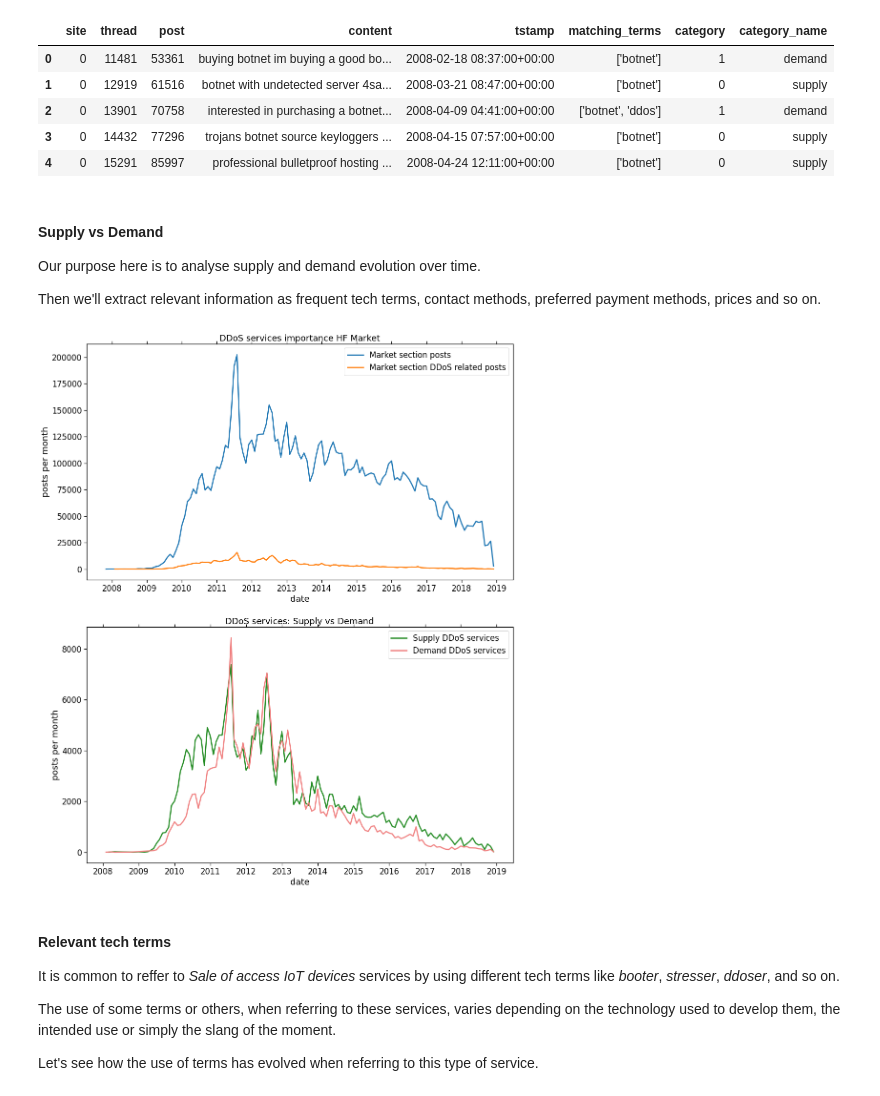
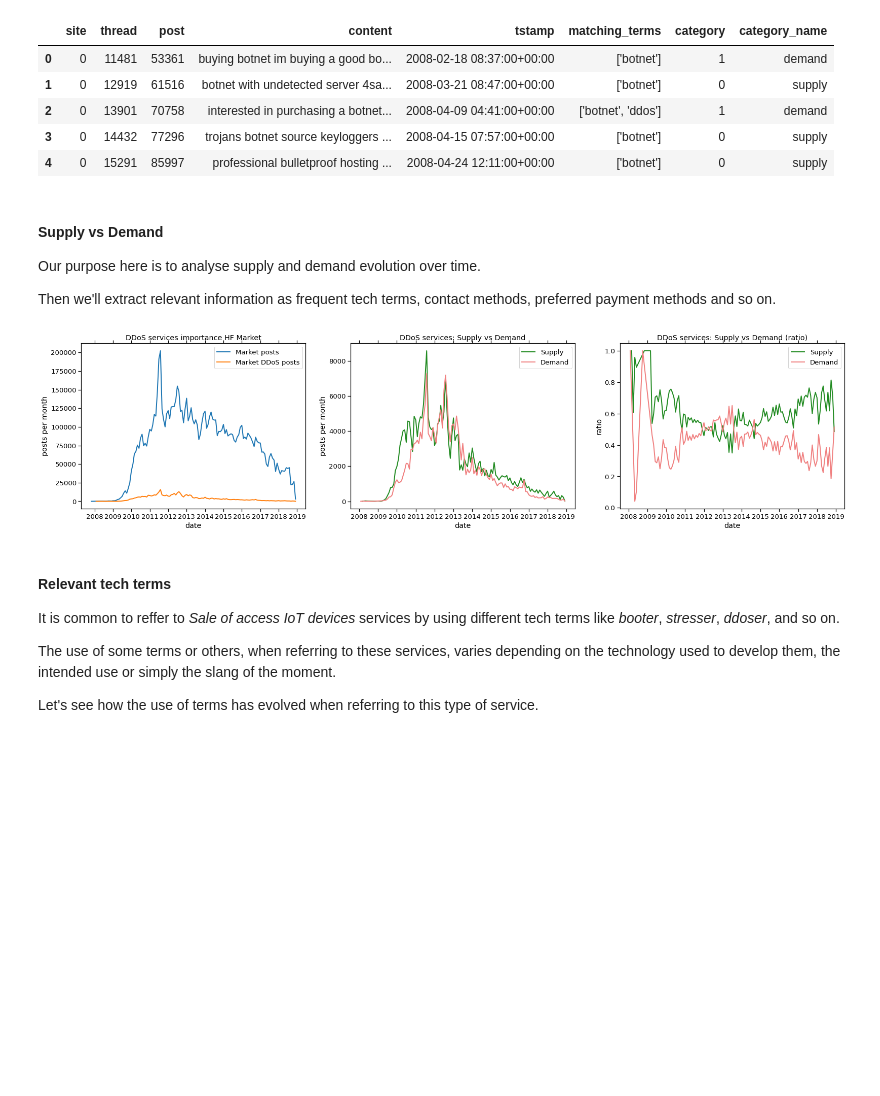
Before and after one commit to serfer2/tfm, a Jupyter notebook: notebook.ipynb, the cells around one changed output. Saved outputs shown, nothing was run; the diff lists cells and outputs as text; code cells hidden in the pictures; blank space fills up the shorter version.

Commit message:
Added & enhanced payment and tech terms ratio graphs

```diff
--- a/notebook.ipynb
+++ b/notebook.ipynb
@@ -46,7 +46,7 @@ from infrastructure.repositories import (
 )
 from shared.constants import PAYMENT_METHODS
 
-sn.set_context("notebook", font_scale=1.5, rc={"lines.linewidth": 2.5})
+sn.set_context("notebook", font_scale=1.2, rc={"lines.linewidth": 2.0})
 sn.set_palette("tab10")
 
 def get_dbc():
@@ -372,7 +381,7 @@ models_report
 # %% [markdown]
 #### ROC curve
 # %%
-fig, ax = plt.subplots(1, 1, figsize=(16, 10))
+fig, ax = plt.subplots(1, 1, figsize=(8, 5))
 RocCurveDisplay.from_estimator(linear_svc_text_classifier, gtruth_testing_df['content'], gtruth_testing_df['target'], ax=ax, name='LinearSVC')
 RocCurveDisplay.from_estimator(sgd_text_classifier, gtruth_testing_df['content'], gtruth_testing_df['target'], ax=ax, name='Stochastic Gradient Descent')
 RocCurveDisplay.from_estimator(mnb_text_classifier, gtruth_testing_df['content'], gtruth_testing_df['target'], ax=ax, name='Multinomial Naïve Bayes')
@@ -410,5 +425,5 @@ labeled_full_df.head()
 
 Our purpose here is to analyse supply and demand evolution over time.
 
-Then we'll extract relevant information as frequent tech terms, contact methods, preferred payment methods, prices and so on.
+Then we'll extract relevant information as frequent tech terms, contact methods, preferred payment methods and so on.
 # %%
@@ -469,28 +490,40 @@ add_date_column(df=demand_thread_posts_count_df)
 
 dbc.close()
 # %%
-fig, [ax1, ax2] = plt.subplots(2, 1, figsize=(16, 20))
+fig, [ax1, ax2, ax3] = plt.subplots(1, 3, figsize=(27, 6))
 
-sn.lineplot(data=market_posts_count_df, x='date', y='posts', ax=ax1, label='Market section posts')
-sn.lineplot(data=ddos_related_posts_count_df, x='date', y='posts', ax=ax1, label='Market section DDoS related posts')
+sn.lineplot(data=market_posts_count_df, x='date', y='posts', ax=ax1, label='Market posts')
+sn.lineplot(data=ddos_related_posts_count_df, x='date', y='posts', ax=ax1, label='Market DDoS posts')
 ax1.set_title('DDoS services importance HF Market')
 ax1.xaxis.set_tick_params(reset=True)
 ax1.xaxis.set_major_locator(mdates.YearLocator(1))
 ax1.xaxis.set_major_formatter(mdates.DateFormatter('%Y'))
 ax1.set(ylabel='posts per month')
 
 sn.color_palette("Set2")
-sn.lineplot(data=supply_thread_posts_count_df, x='date', y='posts', ax=ax2, label='Supply DDoS services', color='forestgreen')
-sn.lineplot(data=demand_thread_posts_count_df, x='date', y='posts', ax=ax2, label='Demand DDoS services', color='lightcoral')
+sn.lineplot(data=supply_thread_posts_count_df, x='date', y='posts', ax=ax2, label='Supply', color='forestgreen')
+sn.lineplot(data=demand_thread_posts_count_df, x='date', y='posts', ax=ax2, label='Demand', color='lightcoral')
 ax2.set_title('DDoS services: Supply vs Demand')
 ax2.xaxis.set_tick_params(reset=True)
 ax2.xaxis.set_major_locator(mdates.YearLocator(1))
 ax2.xaxis.set_major_formatter(mdates.DateFormatter('%Y'))
 ax2.set(ylabel='posts per month')
 
+# overall supply and demand ratio by month and year
+
+add_posts_ratio_colum(df=supply_thread_posts_count_df, total_posts_by_date=ddos_related_posts_by_date)
+sn.lineplot(data=supply_thread_posts_count_df, x='date', y='posts_ratio', ax=ax3, label='Supply', color='forestgreen')
+add_posts_ratio_colum(df=demand_thread_posts_count_df, total_posts_by_date=ddos_related_posts_by_date)
+sn.lineplot(data=demand_thread_posts_count_df, x='date', y='posts_ratio', ax=ax3, label='Demand', color='lightcoral')
+ax3.set_title('DDoS services: Supply vs Demand (ratio)')
+ax3.xaxis.set_tick_params(reset=True)
+ax3.xaxis.set_major_locator(mdates.YearLocator(1))
+ax3.xaxis.set_major_formatter(mdates.DateFormatter('%Y'))
+ax3.set(ylabel='ratio')
+
 plt.show()
 # %% [output]
-[figure, old version]
+[figure, new version]
 # %% [markdown]
 #### Relevant tech terms
 
```
Also changed, not shown: parts of 17 cells of this notebook.
